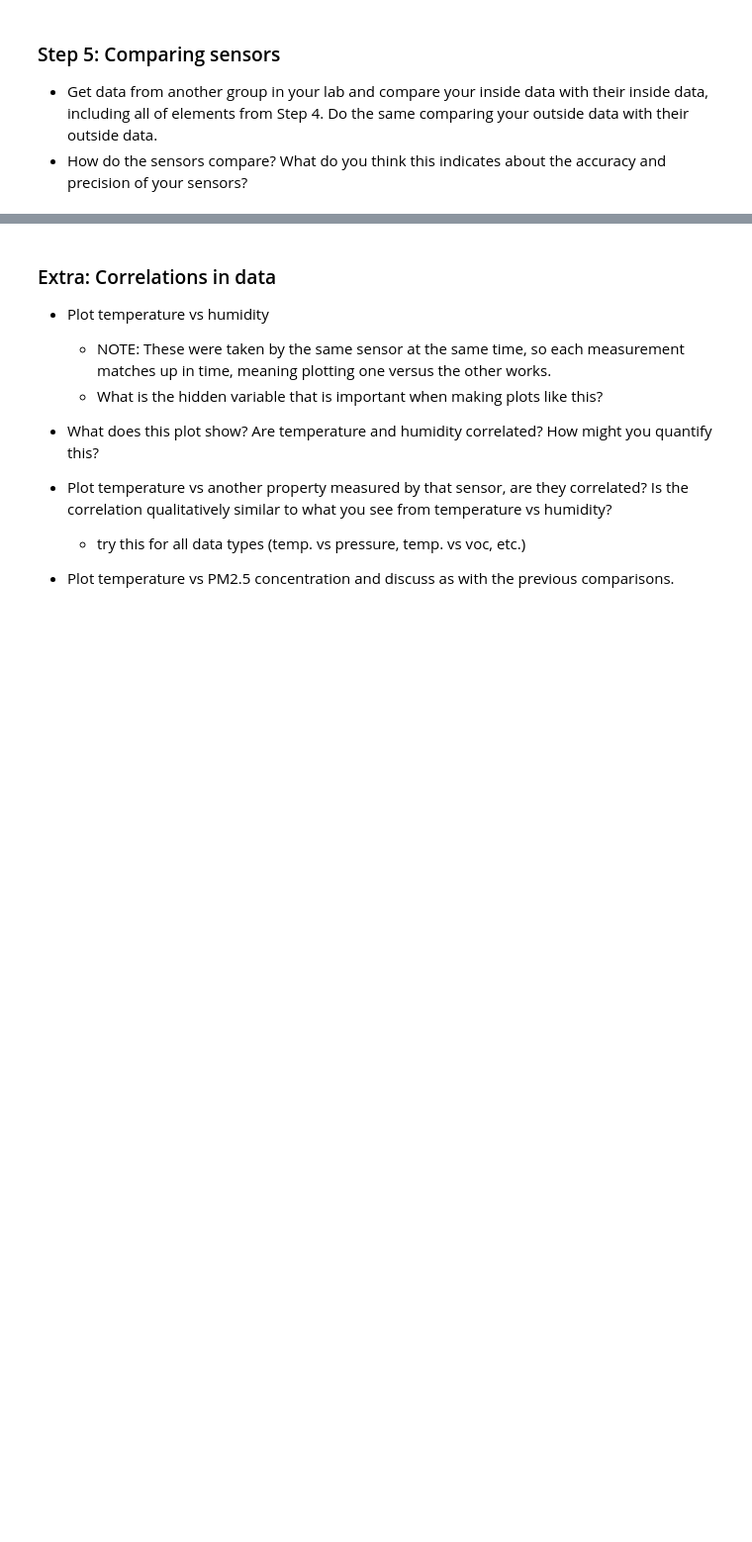
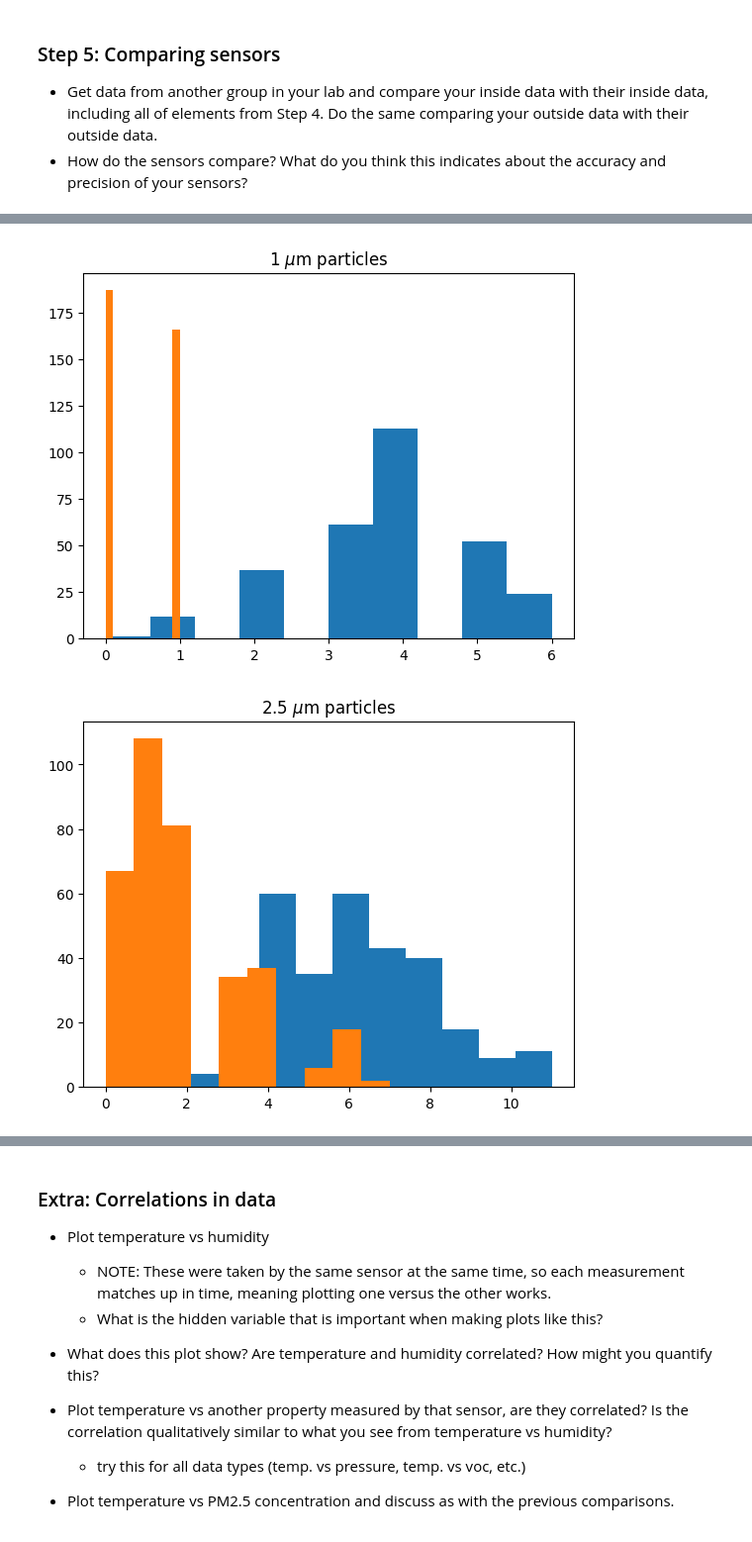
Before and after one commit to ElanPB/E11_Carlos_Elan, a Jupyter notebook: Week_6_Lab.ipynb, the cells around one changed output, grey strips where cells are left out. Shown at 99% size. Saved outputs shown, nothing was run; the diff lists cells and outputs as text; code cells hidden in the pictures; blank space fills up the shorter version.

```diff
--- a/Week_6_Lab.ipynb
+++ b/Week_6_Lab.ipynb
@@ -253,0 +278,6 @@ display(their_outdoor)
+# %%
+plotCSVhist(outdoor, their_outdoor, "Outdoors (us)", "Outdoors (them)")
+plt.show()
+# %% [output]
+[figure, added]
+[figure, added]
```
Also changed, not shown: parts of 4 cells of this notebook.
